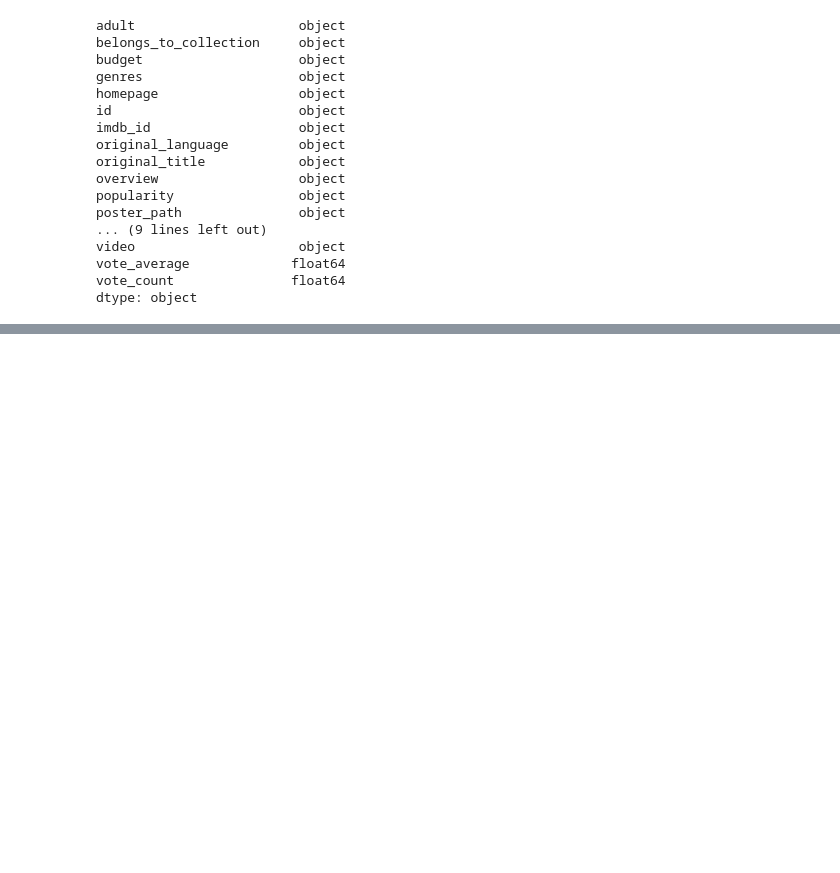
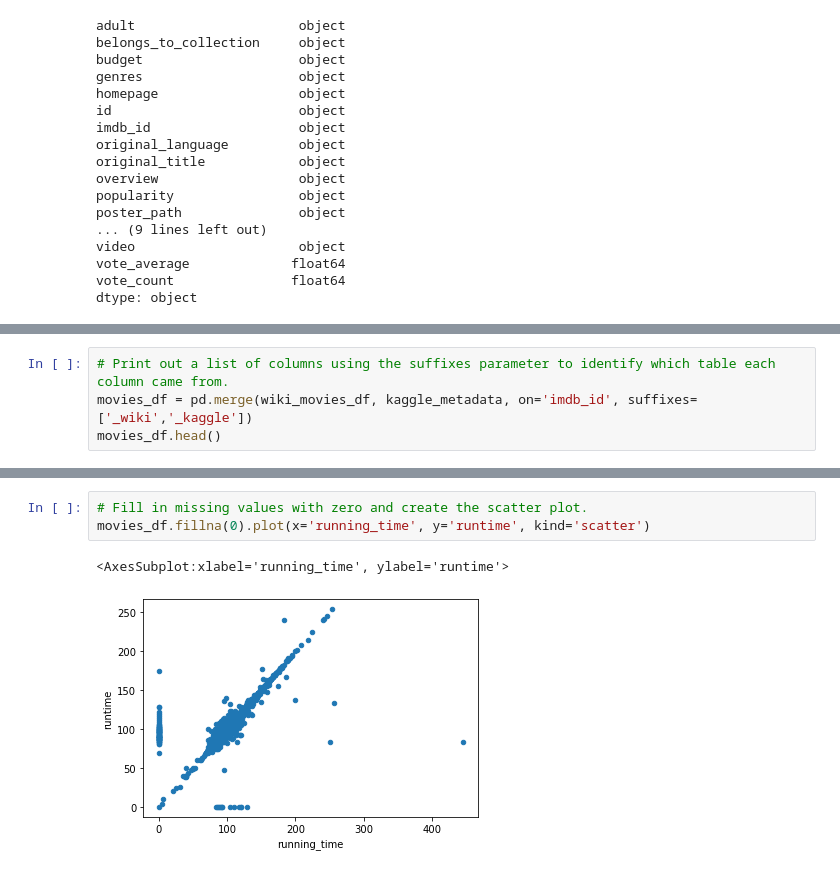
Before and after one commit to carly-richardson/Movies-ETL, a Jupyter notebook: Movies.ipynb, the cells around one changed output, grey strips where cells are left out. Drawn from its saved outputs; the diff is of its cells as text; blank space fills up the shorter version.

Commit message:
Merged the Wikipedia and Kaggle data.

```diff
--- a/Movies.ipynb
+++ b/Movies.ipynb
@@ -778,0 +779,4 @@ Name: rating, dtype: float64
+# %%
+# Print out a list of columns using the suffixes parameter to identify which table each column came from.
+movies_df = pd.merge(wiki_movies_df, kaggle_metadata, on='imdb_id', suffixes=['_wiki','_kaggle'])
+movies_df.head()
@@ -778,0 +840,6 @@ Name: rating, dtype: float64
+# %%
+# Fill in missing values with zero and create the scatter plot.
+movies_df.fillna(0).plot(x='running_time', y='runtime', kind='scatter')
+# %% [output]
+<AxesSubplot:xlabel='running_time', ylabel='runtime'>
+[figure, added]
```
Also changed, not shown: parts of 48 cells of this notebook.
